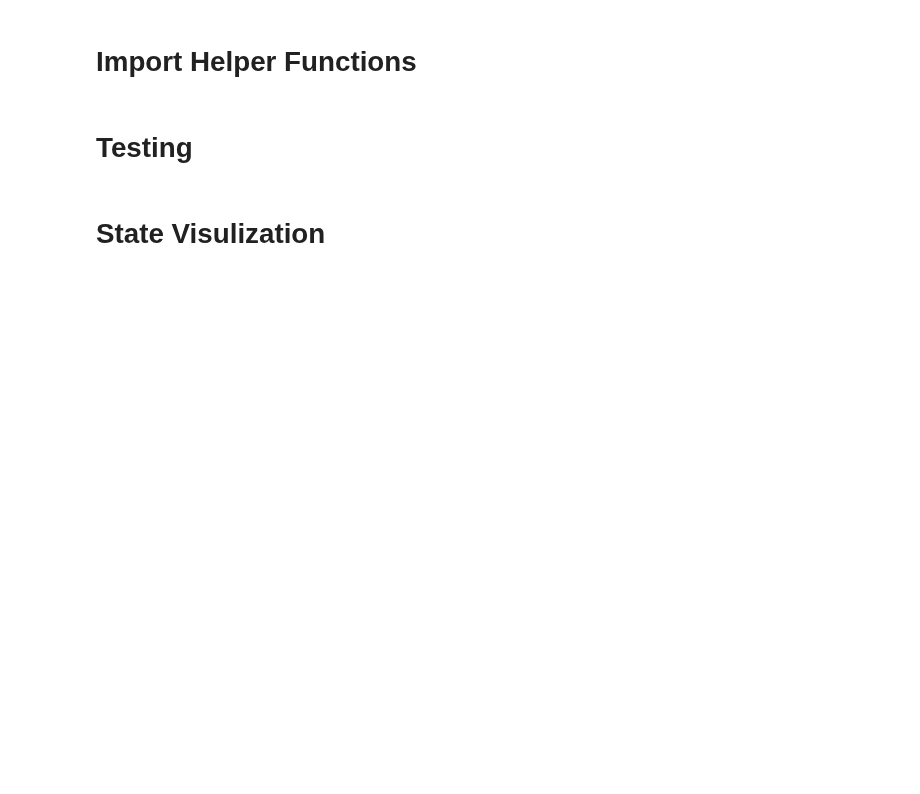
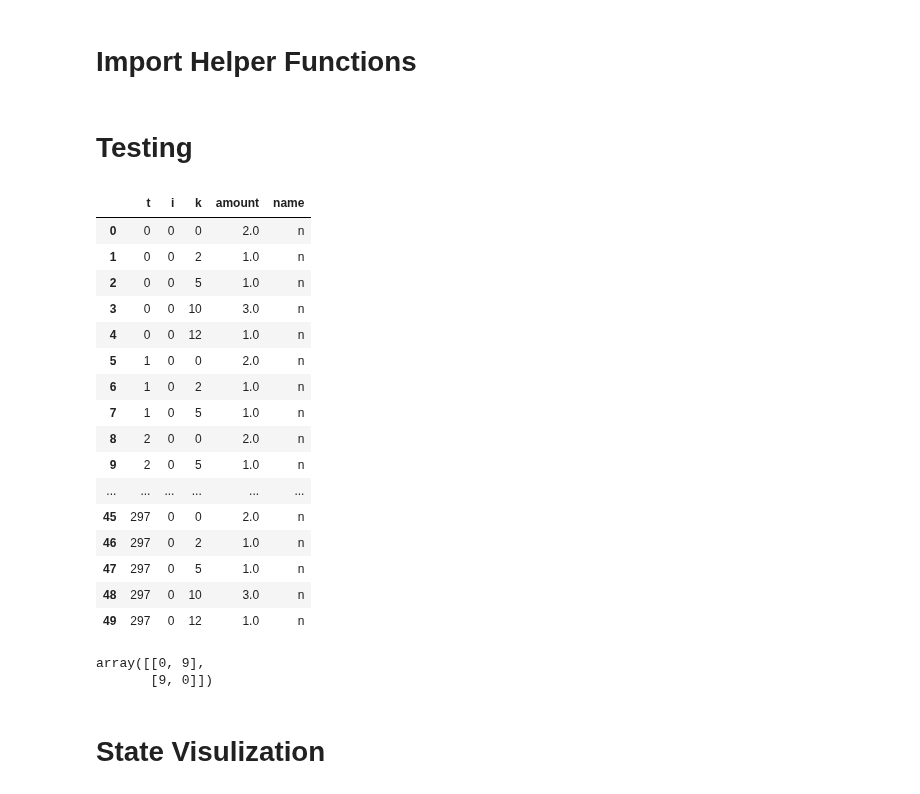
Before and after one commit to Xuan-1998/UAM_system_optimization, a Jupyter notebook: src:code/LPOutputConversion.ipynb, the cells around one changed output. Saved outputs shown, nothing was run; the diff lists cells and outputs as text; code cells hidden in the pictures; blank space fills up the shorter version.

```diff
--- a/src:code/LPOutputConversion.ipynb
+++ b/src:code/LPOutputConversion.ipynb
@@ -36,3 +36,23 @@ gamma = [1.567183013,1.670689686,1.79349788,1.935972287,2.103057098,
          4.364896382,5.32037536,6.814736187,9.490547548,15.74119426,55.66984127]
 gamma = np.array(gamma) / 5
 gamma = np.ceil(gamma)
+# %%
+specificn01
+# %% [output]
+|  | t | i | k | amount | name |
+| 0 | 0 | 0 | 0 | 2.0 | n |
+| 1 | 0 | 0 | 2 | 1.0 | n |
+| 2 | 0 | 0 | 5 | 1.0 | n |
+| 3 | 0 | 0 | 10 | 3.0 | n |
+| 4 | 0 | 0 | 12 | 1.0 | n |
+| 5 | 1 | 0 | 0 | 2.0 | n |
+| 6 | 1 | 0 | 2 | 1.0 | n |
+| 7 | 1 | 0 | 5 | 1.0 | n |
+| 8 | 2 | 0 | 0 | 2.0 | n |
+| 9 | 2 | 0 | 5 | 1.0 | n |
+| ... | ... | ... | ... | ... | ... |
+| 45 | 297 | 0 | 0 | 2.0 | n |
+| 46 | 297 | 0 | 2 | 1.0 | n |
+| 47 | 297 | 0 | 5 | 1.0 | n |
+| 48 | 297 | 0 | 10 | 3.0 | n |
+| 49 | 297 | 0 | 12 | 1.0 | n |
@@ -39 +91,6 @@ gamma = np.ceil(gamma)
+# %%
+tau
+# %% [output]
+array([[0, 9],
+       [9, 0]])
 # %%
```
Also changed, not shown: parts of 10 cells of this notebook, 22 other files.
